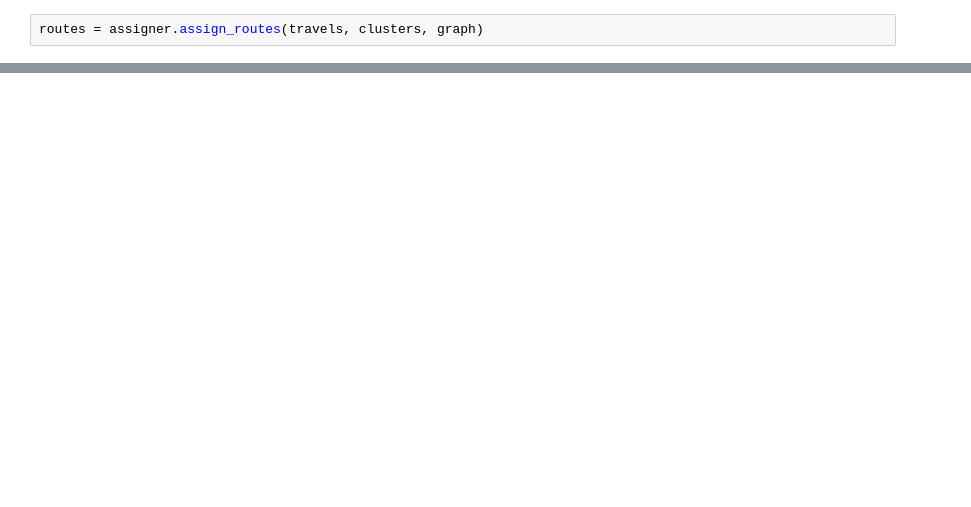
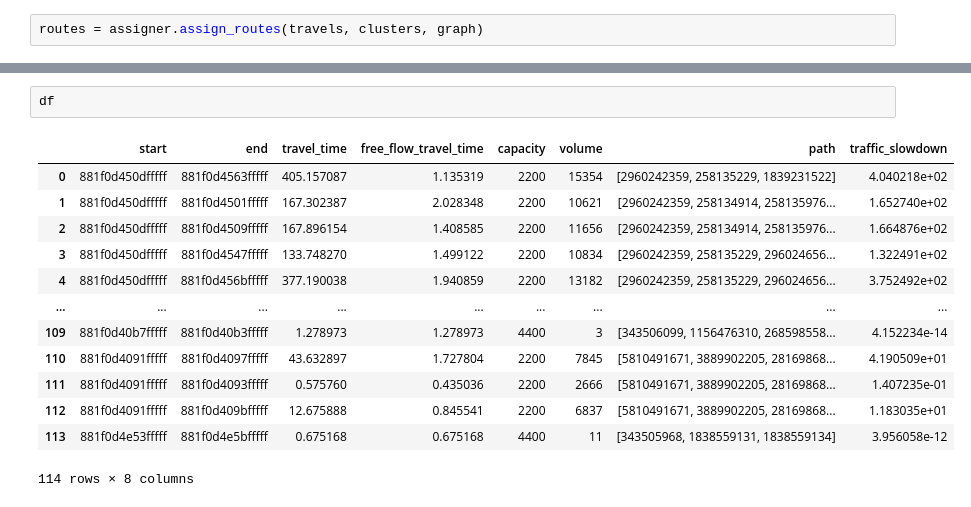
Before and after one commit to Iwomichu/slupsk-user-equilibrium, a Jupyter notebook: ex3.ipynb, the cells around one changed output, grey strips where cells are left out. Cells and saved outputs as stored; diff of their text form; blank space fills up the shorter version.

```diff
--- a/ex3.ipynb
+++ b/ex3.ipynb
@@ -69,0 +148,16 @@ stats
+# %%
+df
+# %% [output]
+|  | start | end | travel_time | free_flow_travel_time | capacity | volume | path | traffic_slowdown |
+| 0 | 881f0d450dfffff | 881f0d4563fffff | 405.157087 | 1.135319 | 2200 | 15354 | [2960242359, 258135229, 1839231522] | 4.040218e+02 |
+| 1 | 881f0d450dfffff | 881f0d4501fffff | 167.302387 | 2.028348 | 2200 | 10621 | [2960242359, 258134914, 258135976... | 1.652740e+02 |
+| 2 | 881f0d450dfffff | 881f0d4509fffff | 167.896154 | 1.408585 | 2200 | 11656 | [2960242359, 258134914, 258135976... | 1.664876e+02 |
+| 3 | 881f0d450dfffff | 881f0d4547fffff | 133.748270 | 1.499122 | 2200 | 10834 | [2960242359, 258135229, 296024656... | 1.322491e+02 |
+| 4 | 881f0d450dfffff | 881f0d456bfffff | 377.190038 | 1.940859 | 2200 | 13182 | [2960242359, 258135229, 296024656... | 3.752492e+02 |
+| ... | ... | ... | ... | ... | ... | ... | ... | ... |
+| 109 | 881f0d40b7fffff | 881f0d40b3fffff | 1.278973 | 1.278973 | 4400 | 3 | [343506099, 1156476310, 268598558... | 4.152234e-14 |
+| 110 | 881f0d4091fffff | 881f0d4097fffff | 43.632897 | 1.727804 | 2200 | 7845 | [5810491671, 3889902205, 28169868... | 4.190509e+01 |
+| 111 | 881f0d4091fffff | 881f0d4093fffff | 0.575760 | 0.435036 | 2200 | 2666 | [5810491671, 3889902205, 28169868... | 1.407235e-01 |
+| 112 | 881f0d4091fffff | 881f0d409bfffff | 12.675888 | 0.845541 | 2200 | 6837 | [5810491671, 3889902205, 28169868... | 1.183035e+01 |
+| 113 | 881f0d4e53fffff | 881f0d4e5bfffff | 0.675168 | 0.675168 | 4400 | 11 | [343505968, 1838559131, 1838559134] | 3.956058e-12 |
+114 rows × 8 columns
```
Also changed, not shown: parts of 9 cells of this notebook, 4 other files.
